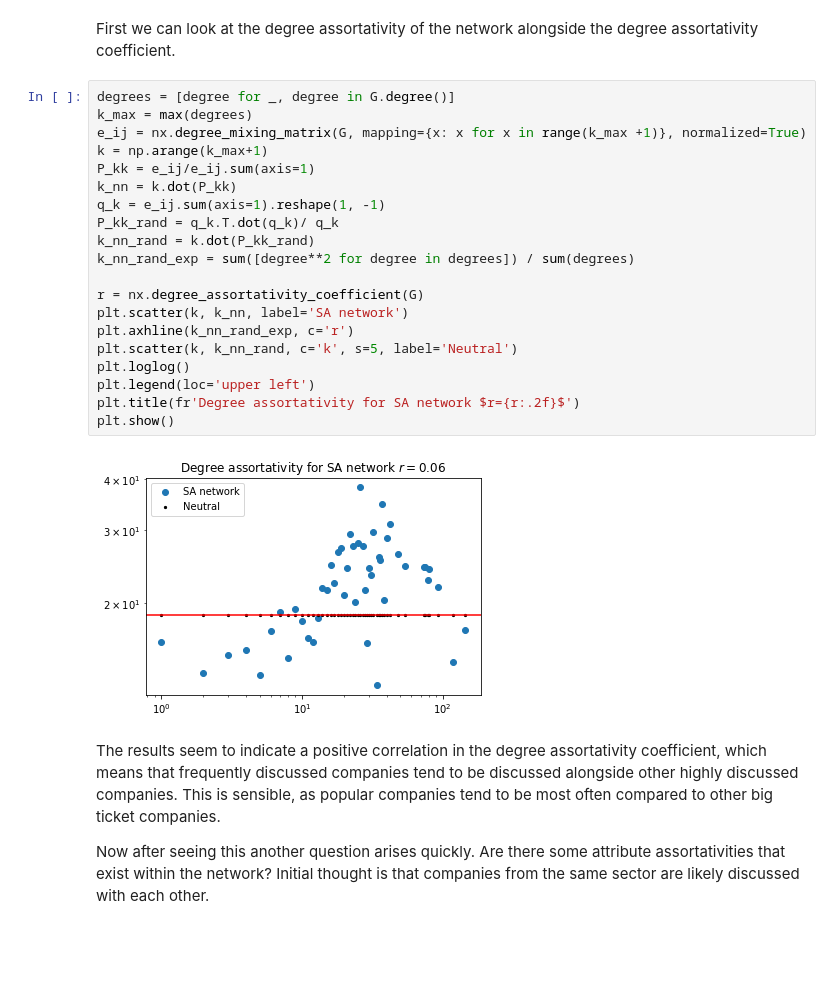
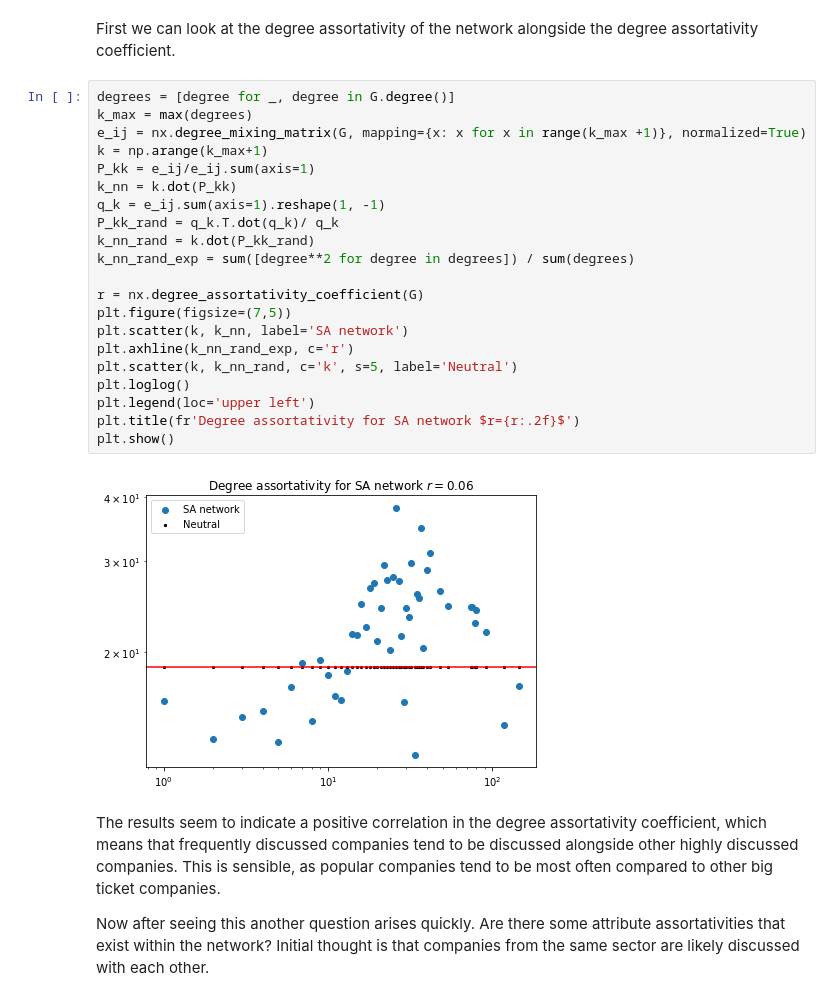
Before and after one commit to lassiraa/seekingalpha-network-analysis, a Jupyter notebook: assortativity.ipynb, the cells around one changed output. Saved outputs shown, nothing was run; the diff lists cells and outputs as text; blank space fills up the shorter version.

```diff
--- a/assortativity.ipynb
+++ b/assortativity.ipynb
@@ -17,25 +17,26 @@ First we can look at the degree assortativity of the network alongside the degre
 # %%
 degrees = [degree for _, degree in G.degree()]
 k_max = max(degrees)
 e_ij = nx.degree_mixing_matrix(G, mapping={x: x for x in range(k_max +1)}, normalized=True)
 k = np.arange(k_max+1)
 P_kk = e_ij/e_ij.sum(axis=1)
 k_nn = k.dot(P_kk)
 q_k = e_ij.sum(axis=1).reshape(1, -1)
 P_kk_rand = q_k.T.dot(q_k)/ q_k
 k_nn_rand = k.dot(P_kk_rand)
 k_nn_rand_exp = sum([degree**2 for degree in degrees]) / sum(degrees)
 
 r = nx.degree_assortativity_coefficient(G)
+plt.figure(figsize=(7,5))
 plt.scatter(k, k_nn, label='SA network')
 plt.axhline(k_nn_rand_exp, c='r')
 plt.scatter(k, k_nn_rand, c='k', s=5, label='Neutral')
 plt.loglog()
 plt.legend(loc='upper left')
 plt.title(fr'Degree assortativity for SA network $r={r:.2f}$')
 plt.show()
 # %% [output]
-[figure, old version]
+[figure, new version]
 # %% [markdown]
 The results seem to indicate a positive correlation in the degree assortativity coefficient, which means that frequently discussed companies tend to be discussed alongside other highly discussed companies. This is sensible, as popular companies tend to be most often compared to other big ticket companies.
 
```
Also changed, not shown: 2 other files.
